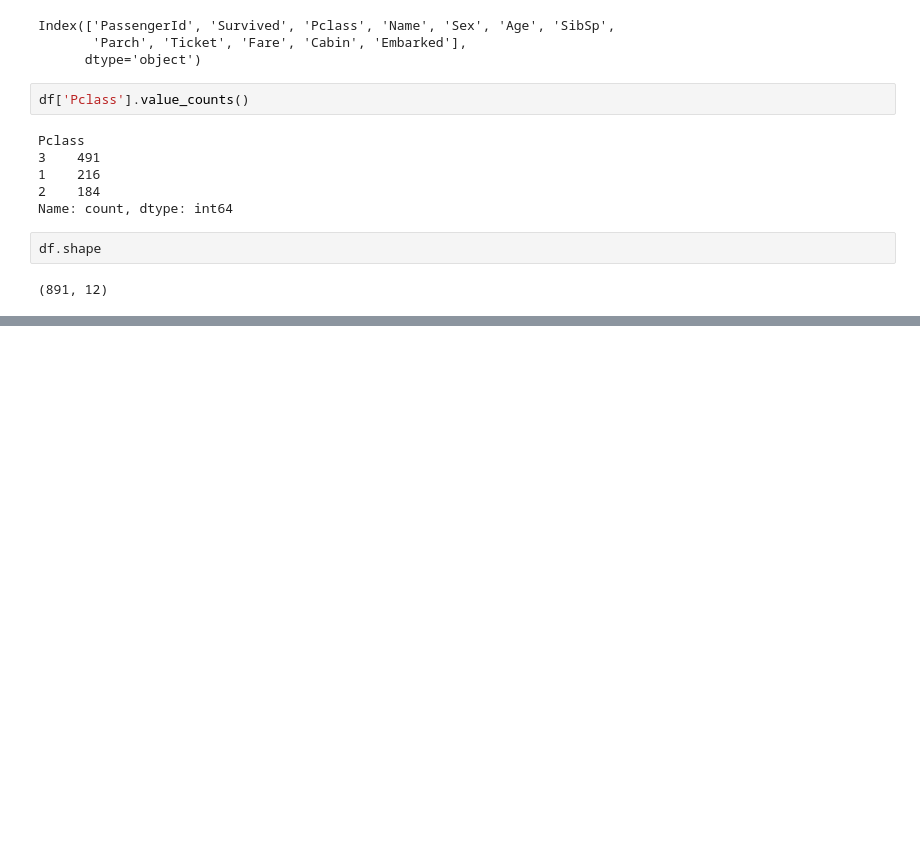
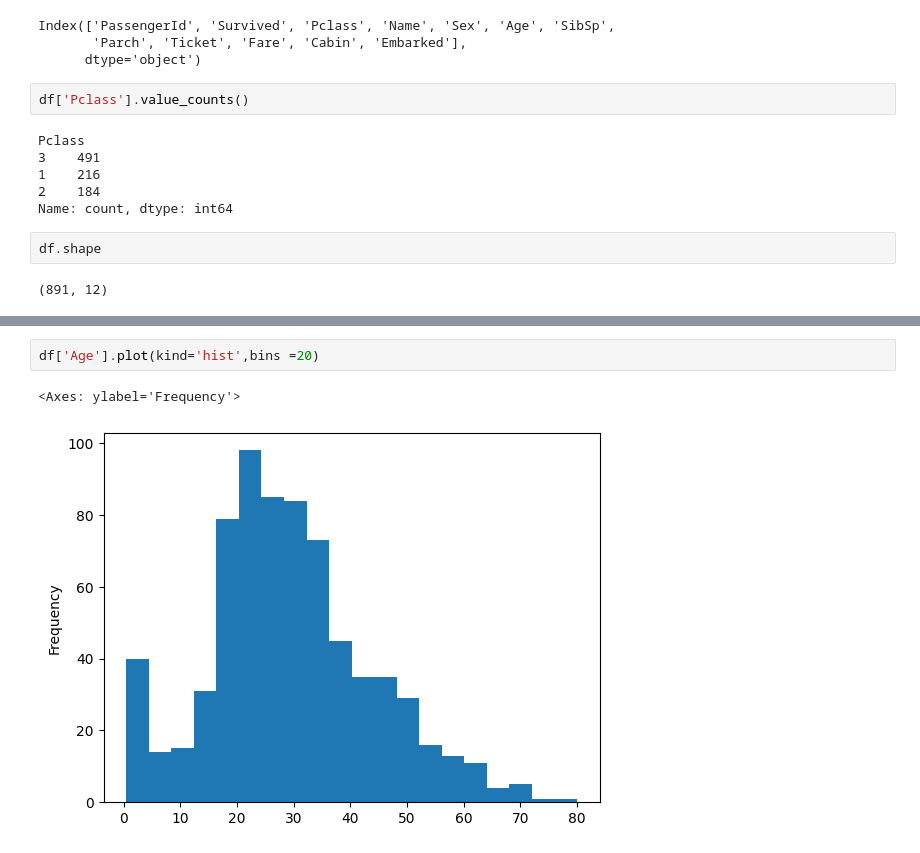
Before and after one commit to AgentAhmed/EDA_Titanic, a Jupyter notebook: EDA_titanic.ipynb, the cells around one changed output, grey strips where cells are left out. Drawn from its saved outputs; the diff is of its cells as text; blank space fills up the shorter version.

```diff
--- a/EDA_titanic.ipynb
+++ b/EDA_titanic.ipynb
@@ -44,0 +96,5 @@ df.shape
+# %%
+df['Age'].plot(kind='hist',bins =20)
+# %% [output]
+<Axes: ylabel='Frequency'>
+[figure, added]
```
Also changed, not shown: parts of 37 cells of this notebook.
